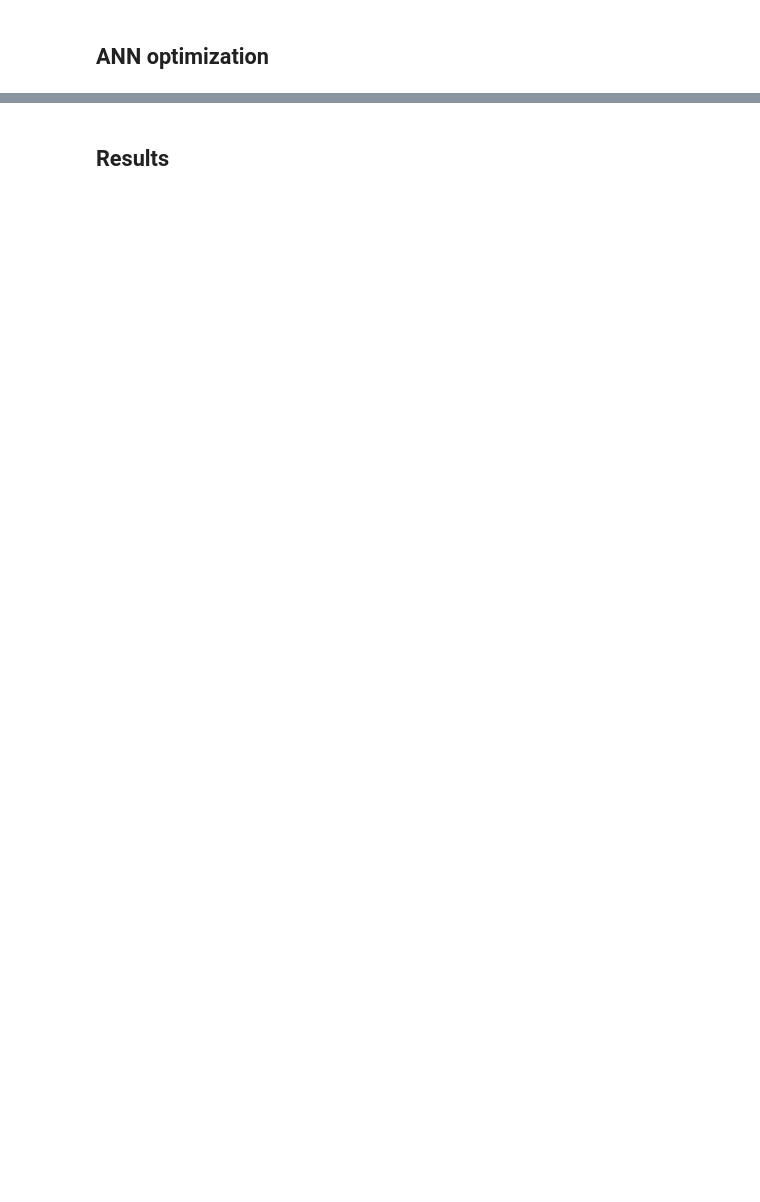
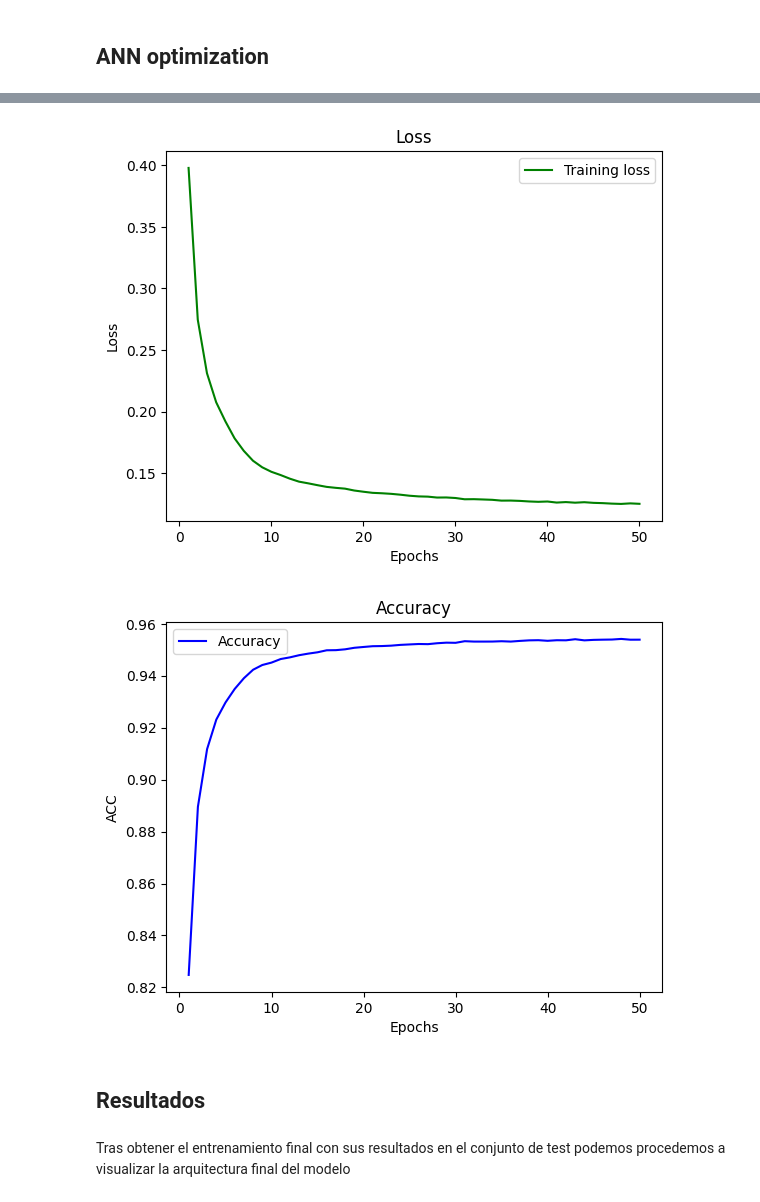
Before and after one commit to AndersCFR/CreditScoring, a Jupyter notebook: CreditScoring.ipynb, the cells around one changed output, grey strips where cells are left out. Saved outputs shown, nothing was run; the diff lists cells and outputs as text; code cells hidden in the pictures; blank space fills up the shorter version.

```diff
--- a/CreditScoring.ipynb
+++ b/CreditScoring.ipynb
@@ -918,0 +1079,3 @@ plt.show()
+# %%
+final_model = create_model(init_mode='glorot_uniform', optimizer='adam')
+final_model.summary()
@@ -918,0 +1100,13 @@ plt.show()
+# %%
+epochs = 50
+model = final_model
+
+y_aux = np_utils.to_categorical(y_train)
+history = model.fit(x_train, y_aux, epochs=epochs)
+
+# Scores the model
+scores = model.evaluate(x_train, y_aux)
+
+# Printing results
+print("\n%s: %.2f%%" % (model.metrics_names[1], scores[1]*100))
+print (model.predict(x_train).round())
@@ -919,3 +1131,29 @@ plt.show()
+# %%
+# Getting training metrics
+
+# Gráfica de loss vs epochs
+loss_train = history.history['loss']
+acc = history.history['accuracy']
+epochs_range = range(1, epochs+1)
+plt.plot(epochs_range, loss_train, 'g', label='Training loss')
+plt.title('Loss')
+plt.xlabel('Epochs')
+plt.ylabel('Loss')
+plt.legend()
+plt.show()
+
+# Gráfica de acc vs epochs
+plt.plot(epochs_range, acc, 'b', label='Accuracy')
+plt.title('Accuracy')
+plt.xlabel('Epochs')
+plt.ylabel('ACC')
+plt.legend()
+plt.show()
+# %% [output]
+[figure, added]
+[figure, added]
 # %% [markdown]
-## Results
+## Resultados
+# %% [markdown]
+Tras obtener el entrenamiento final con sus resultados en el conjunto de test podemos procedemos a visualizar la arquitectura final del modelo
 # %%
```
Also changed, not shown: parts of 46 cells of this notebook, 4 other files.
